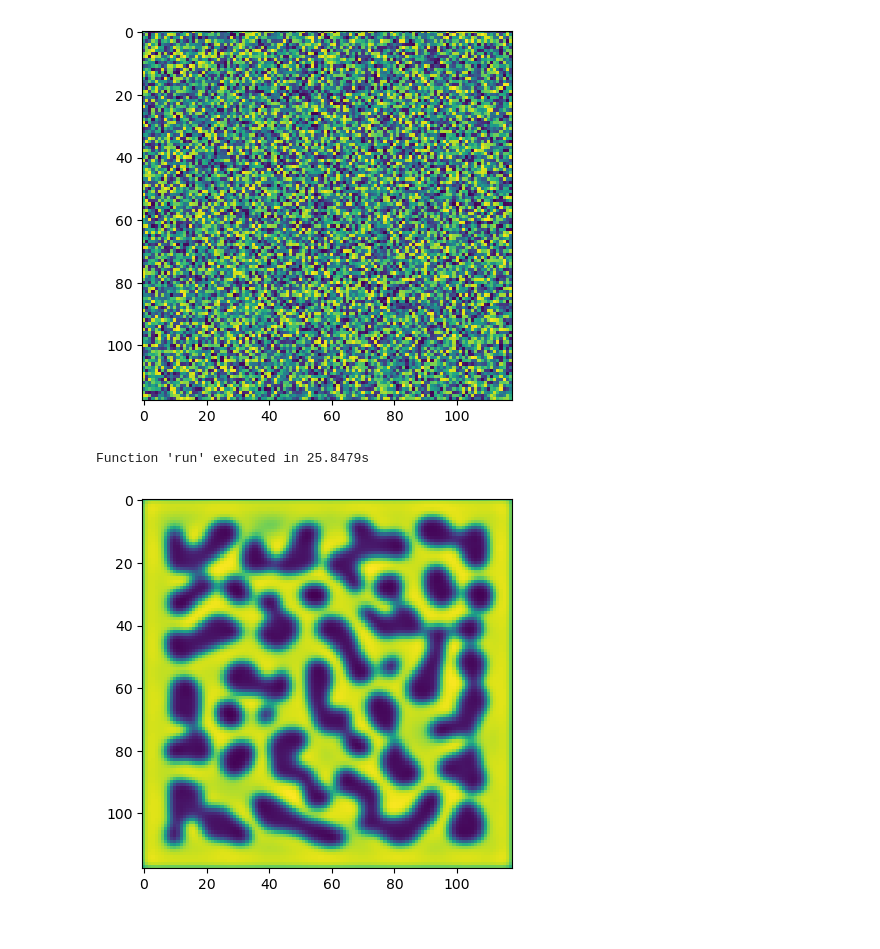
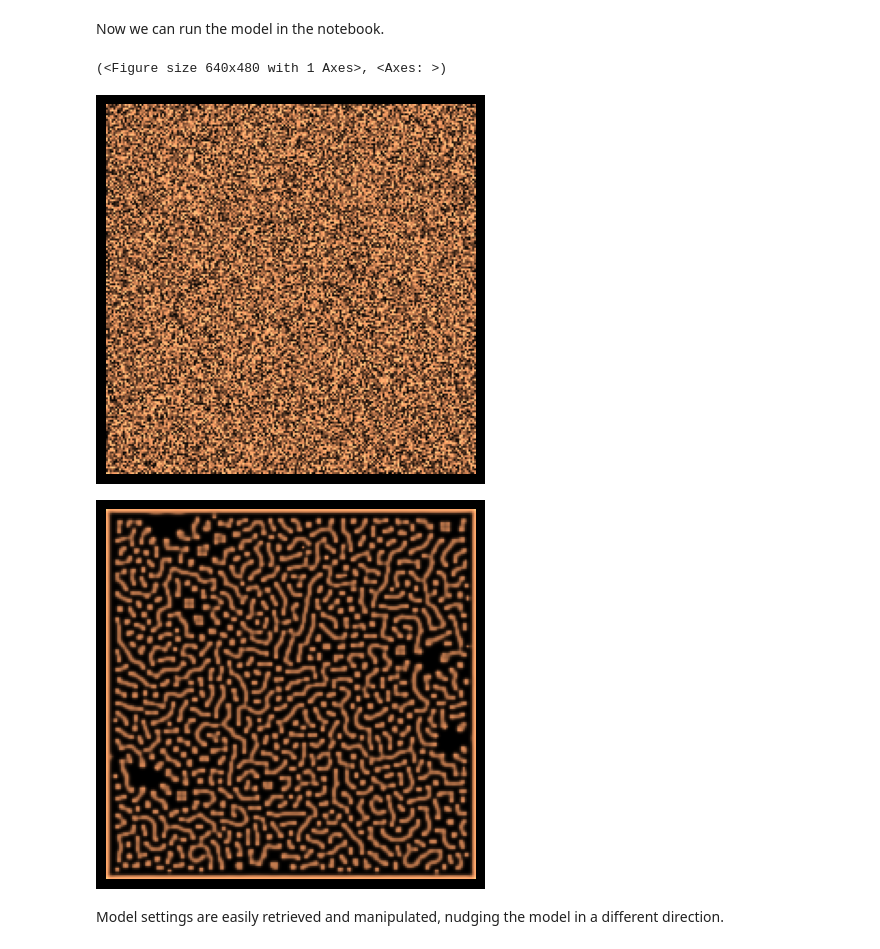
Before and after one commit to suessspeise/ReactionDiffusionSimulator, a Jupyter notebook: example.ipynb, the cells around one changed output. Cells and saved outputs as stored; diff of their text form; code cells hidden in the pictures.

Commit message:
example notebook added

```diff
--- a/example.ipynb
+++ b/example.ipynb
@@ -6,31 +19,17 @@ model, grid, renderer = library.fetch('fitzhugh_nagumo')
 # %%
-import matplotlib.pyplot as plt
-
-plt.imshow(grid.v)
-plt.show()
+model, grid, renderer = library.fetch('gierer_meinhardt')
-# %% [output]
-[figure, removed]
+# %% [markdown]
+Now we can run the model in the notebook.
 # %%
-from time import time
+import numpy as np
 
-def timer_func(func):
-    # https://www.geeksforgeeks.org/python/timing-functions-with-decorators-python/
-    def wrap_func(*args, **kwargs):
-        t1 = time()
-        result = func(*args, **kwargs)
-        t2 = time()
-        print(f'Function {func.__name__!r} executed in {(t2-t1):.4f}s')
-        return result
-    return wrap_func
-
-@timer_func
-def run(): model.run(grid, 100000)
-
-run()
+np.random.seed(187)     # fix the random seed for reproducibility
+renderer.to_image(grid) # show state before run
+model.run(grid, 1000)   # run 1000 time steps
+renderer.to_image(grid) # show state after run
 # %% [output]
-Function 'run' executed in 25.8479s
+(<Figure size 640x480 with 1 Axes>, <Axes: >)
+[figure, added]
+[figure, added]
-# %%
-plt.imshow(grid.v)
-plt.show()
-# %% [output]
-[figure, removed]
+# %% [markdown]
+Model settings are easily retrieved and manipulated, nudging the model in a different direction.
```
Also changed, not shown: parts of 7 cells of this notebook, 1 other file.
